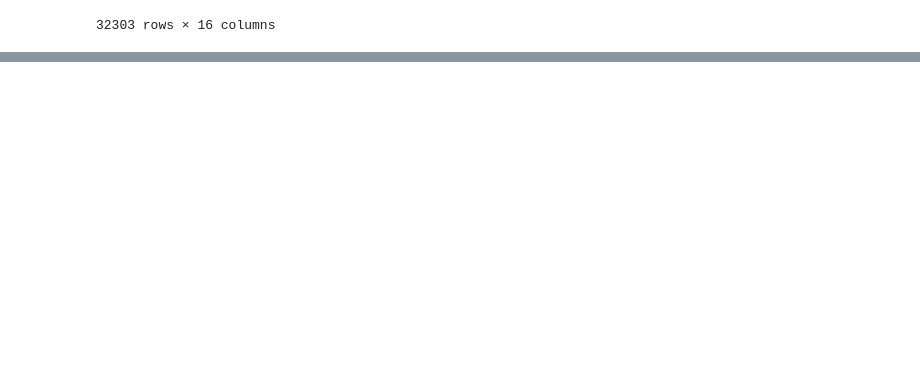
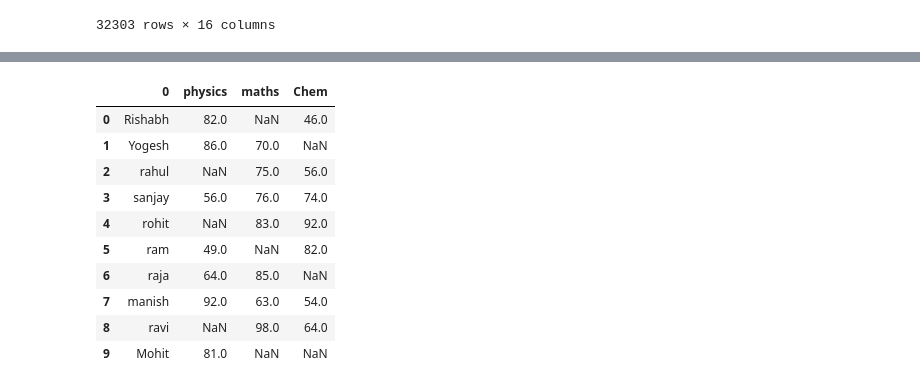
Before and after one commit to rishee-05/PYTHON, a Jupyter notebook: libraries/pandas/Missing values.ipynb, the cells around one changed output, grey strips where cells are left out. Cells and saved outputs as stored; diff of their text form; code cells hidden in the pictures; blank space fills up the shorter version.

```diff
--- a/libraries/pandas/Missing values.ipynb
+++ b/libraries/pandas/Missing values.ipynb
@@ -592,0 +669,11 @@ df.drop_duplicates("host_id",keep= False)
+# %%
+students = {
+    "name": ['Rishabh', "Yogesh", 'rahul', "sanjay", 'rohit', 'ram','raja', 'manish', 'ravi','Mohit'],
+    'marks': {
+        "physics" : [82,86,np.nan,56,np.nan,49,64,92,np.nan,81],
+        "maths" : [np.nan,70,75,76,83,np.nan,85,63,98,np.nan],
+        'Chem':  [46, np.nan, 56,74,92,82,np.nan,54,64,np.nan]
+    }
+}
+
+students
@@ -592,0 +694,5 @@ df.drop_duplicates("host_id",keep= False)
+# %%
+marks_df = pd.DataFrame(students['marks'])
+marks_df
+name_df = pd.DataFrame(students['name'])
+name_df
@@ -592,0 +711,15 @@ df.drop_duplicates("host_id",keep= False)
+# %%
+df = pd.concat([name_df,marks_df], axis = 1)
+df
+# %% [output]
+|  | 0 | physics | maths | Chem |
+| 0 | Rishabh | 82.0 | NaN | 46.0 |
+| 1 | Yogesh | 86.0 | 70.0 | NaN |
+| 2 | rahul | NaN | 75.0 | 56.0 |
+| 3 | sanjay | 56.0 | 76.0 | 74.0 |
+| 4 | rohit | NaN | 83.0 | 92.0 |
+| 5 | ram | 49.0 | NaN | 82.0 |
+| 6 | raja | 64.0 | 85.0 | NaN |
+| 7 | manish | 92.0 | 63.0 | 54.0 |
+| 8 | ravi | NaN | 98.0 | 64.0 |
+| 9 | Mohit | 81.0 | NaN | NaN |
```
Also changed, not shown: parts of 23 cells of this notebook, 1 other file.
